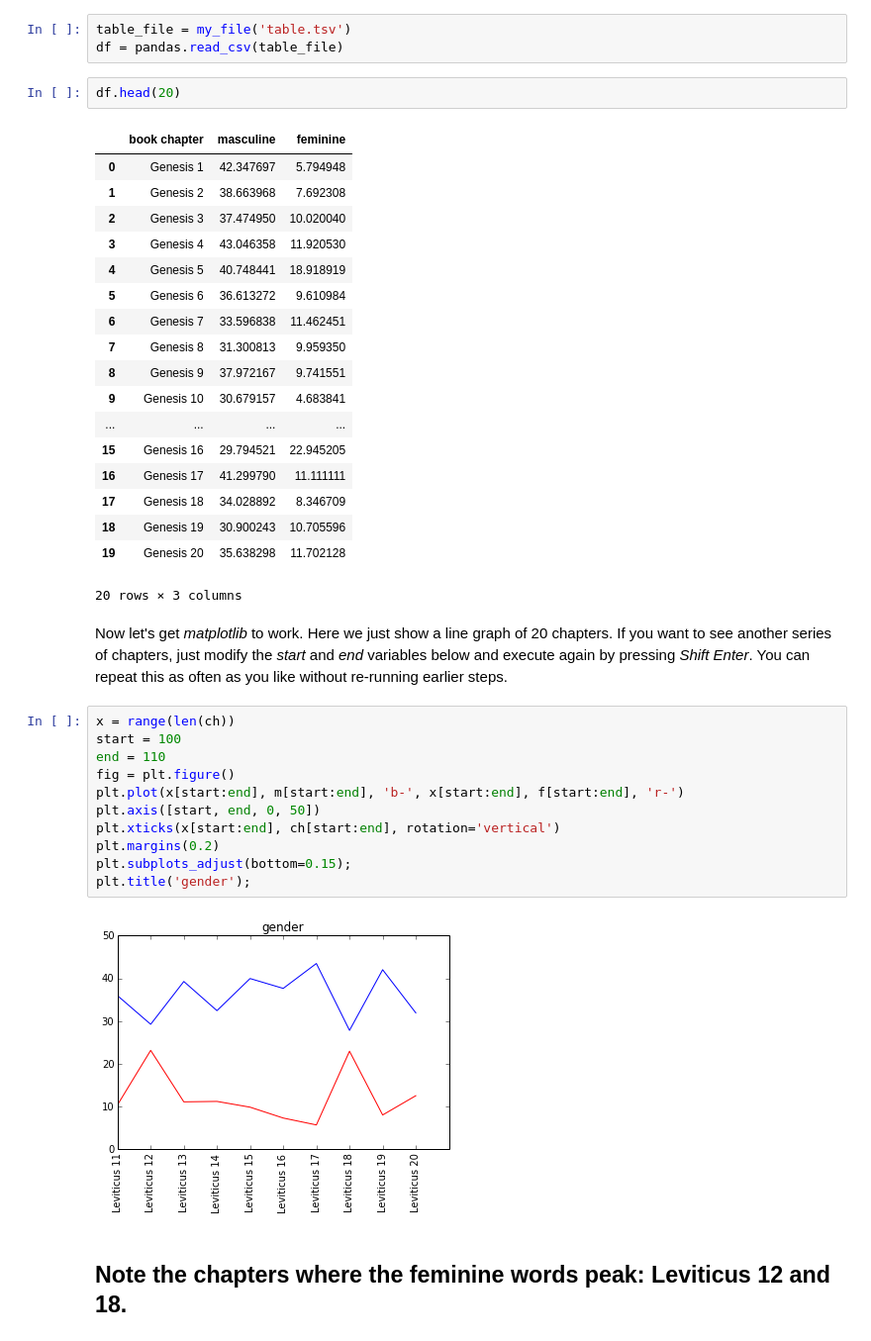
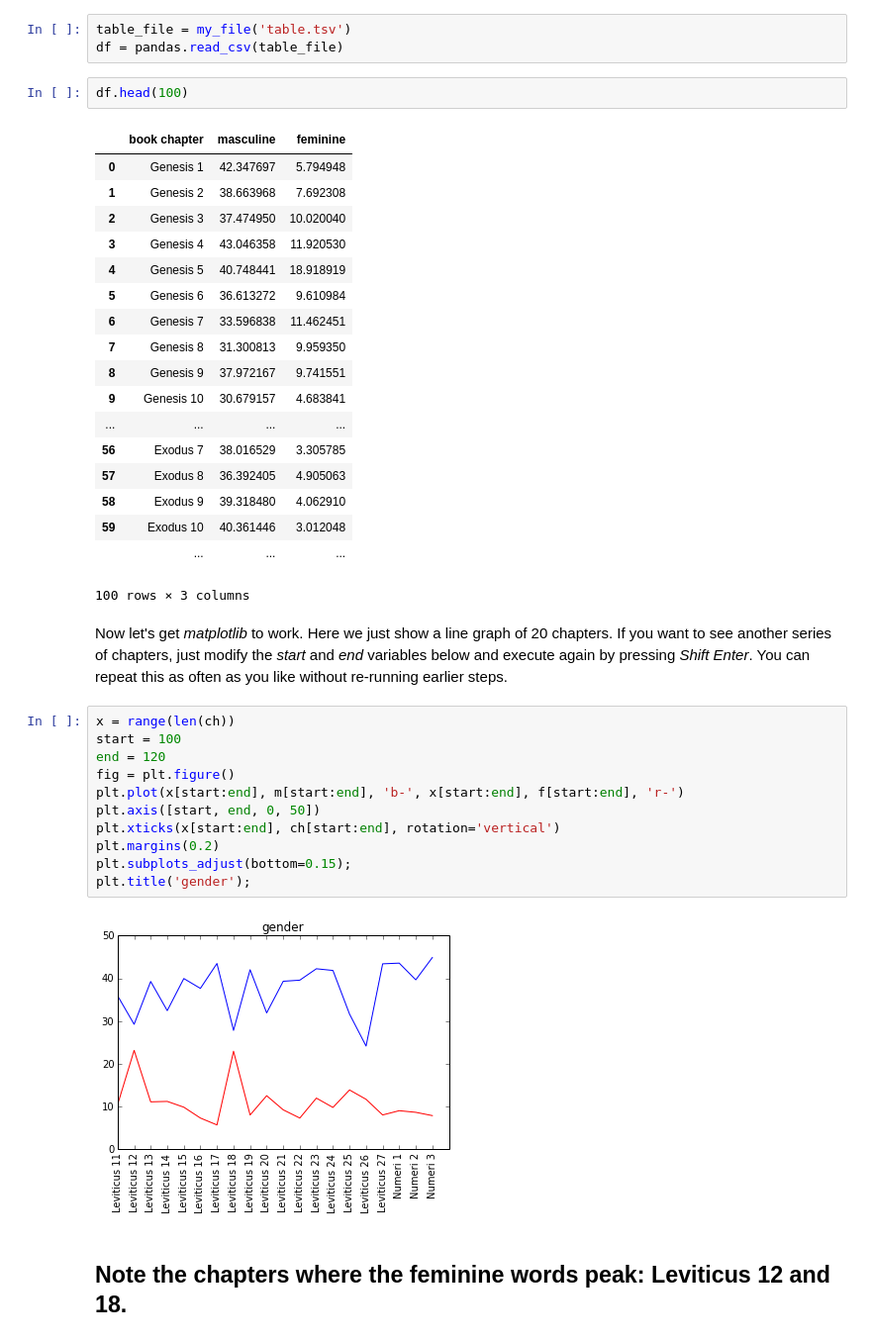
Before and after one commit to dirkroorda/laf-fabric, a Jupyter notebook: examples/gender.ipynb, the cells around one changed output. Shown: that part at 99% size. Cells and saved outputs as stored; diff of their text form.

```diff
--- a/examples/gender.ipynb
+++ b/examples/gender.ipynb
@@ -317,7 +317,7 @@ You can easily refer to them as follows:
 table_file = my_file('table.tsv')
 df = pandas.read_csv(table_file)
 # %%
-df.head(20)
+df.head(100)
 # %% [output]
 |  | book chapter | masculine | feminine |
 | 0 | Genesis 1 | 42.347697 | 5.794948 |
@@ -331,12 +331,12 @@ df.head(20)
 | 8 | Genesis 9 | 37.972167 | 9.741551 |
 | 9 | Genesis 10 | 30.679157 | 4.683841 |
 | ... | ... | ... | ... |
-| 15 | Genesis 16 | 29.794521 | 22.945205 |
-| 16 | Genesis 17 | 41.299790 | 11.111111 |
-| 17 | Genesis 18 | 34.028892 | 8.346709 |
-| 18 | Genesis 19 | 30.900243 | 10.705596 |
-| 19 | Genesis 20 | 35.638298 | 11.702128 |
+| 56 | Exodus 7 | 38.016529 | 3.305785 |
+| 57 | Exodus 8 | 36.392405 | 4.905063 |
+| 58 | Exodus 9 | 39.318480 | 4.062910 |
+| 59 | Exodus 10 | 40.361446 | 3.012048 |
+|  | ... | ... | ... |
-20 rows × 3 columns
+100 rows × 3 columns
 # %% [markdown]
 Now let's get *matplotlib* to work.
 Here we just show a line graph of 20 chapters.
@@ -346,16 +346,16 @@ You can repeat this as often as you like without re-running earlier steps.
 # %%
 x = range(len(ch))
 start = 100
-end = 110
+end = 120
 fig = plt.figure()
 plt.plot(x[start:end], m[start:end], 'b-', x[start:end], f[start:end], 'r-')
 plt.axis([start, end, 0, 50])
 plt.xticks(x[start:end], ch[start:end], rotation='vertical')
 plt.margins(0.2)
 plt.subplots_adjust(bottom=0.15);
 plt.title('gender');
 # %% [output]
-[figure, old version]
+[figure, new version]
 # %% [markdown]
 ## Note the chapters where the feminine words peak: Leviticus 12 and 18.
 # %% [markdown]
```
Also changed, not shown: parts of 3 cells of this notebook, 4 other files.
